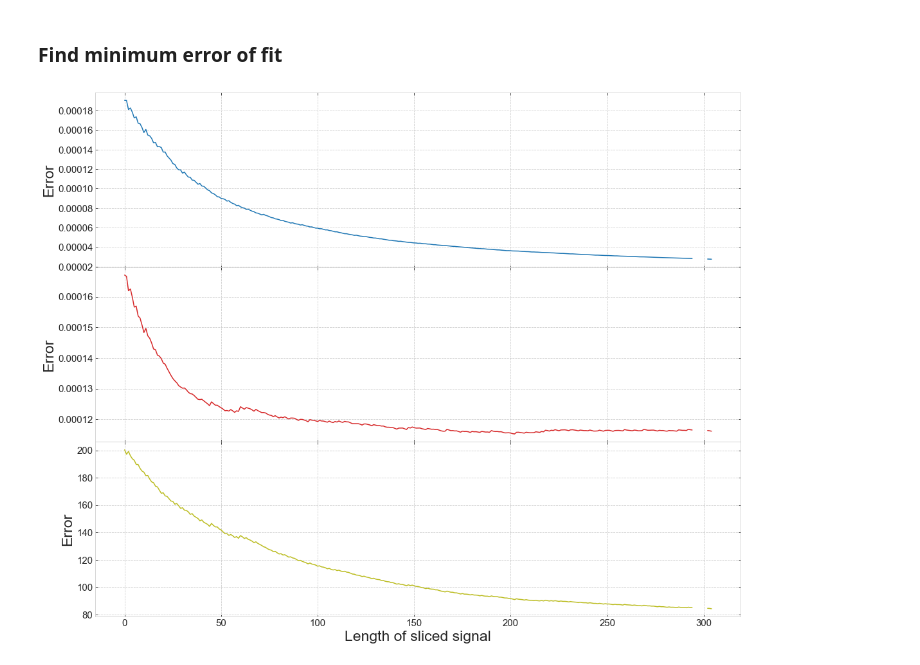
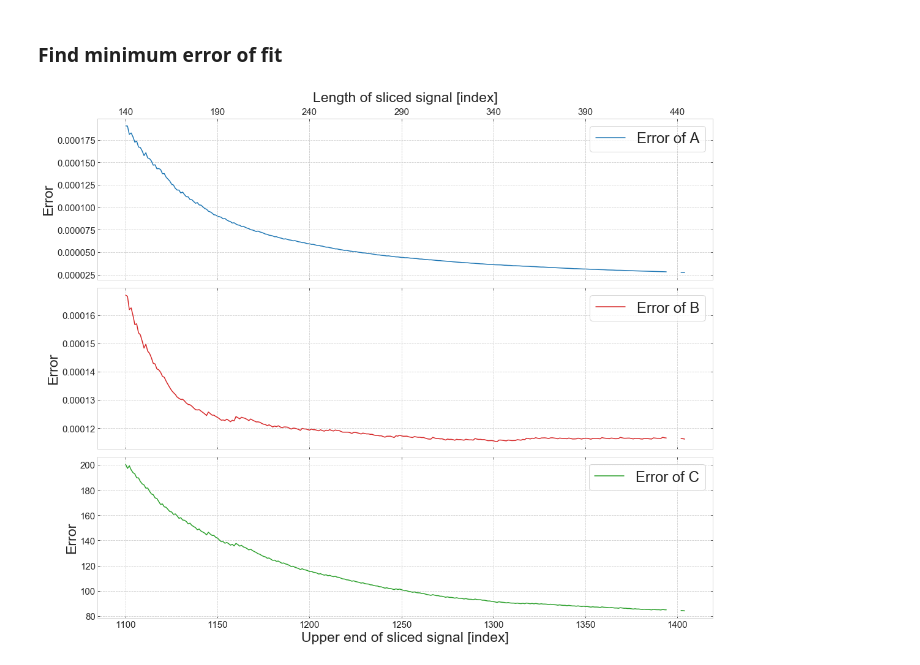
Before and after one commit to masterdesky/ELTE-applied-physics-2019, a Jupyter notebook: II. Optical Pumping/notebooks/opu.ipynb, the cells around one changed output. Saved outputs shown, nothing was run; the diff lists cells and outputs as text; code cells hidden in the pictures.

Commit message:
Error plot

```diff
--- a/II. Optical Pumping/notebooks/opu.ipynb
+++ b/II. Optical Pumping/notebooks/opu.ipynb
@@ -788,7 +791,9 @@ plt.show()
 # %%
 time_mag, values_mag, _ = read_data_files(file=OPU_dir + 'earth_mag_1.csv')
 perr_values = []
-for upper in range(1100, 1410):
+up_min = 1100
+up_max = 1410
+for upper in range(up_min, up_max):
 
     time_mag_var = np.array(time_mag[lower:upper])
     time_mag_var -= np.min(time_mag_var)
@@ -803,20 +808,37 @@ perr_values = np.array(perr_values)
 # %%
 nrows = 3
 ncols = 1
 fig, axes = plt.subplots(nrows=nrows, ncols=ncols, figsize=(18*ncols, 5*nrows), sharex=True)
-fig.subplots_adjust(hspace=0)
+fig.subplots_adjust(hspace=0.05)
 
 axislabelsize = 23
 axisticksize = 15
+legendsize = 24
 
-colors = ['tab:blue','tab:red','tab:olive']
+colors = ['tab:blue','tab:red','tab:green']
+labels = ['A', 'B', 'C']
+x1_ticks = [i for i in range(up_min, up_max)]
 
 for i in range(nrows):
-    axes[i].plot(perr_values[:,i], color=colors[i])
+    axes[i].plot(x1_ticks, perr_values[:,i],
+                 color=colors[i], label='Error of {0}'.format(labels[i]))
     axes[i].set_ylabel('Error', fontsize=axislabelsize)
     axes[i].tick_params(axis='both', which='major', labelsize=axisticksize)
-axes[-1].set_xlabel('Length of sliced signal', fontsize=axislabelsize)
+    axes[i].legend(loc='upper right', fontsize=legendsize)
+axes[-1].set_xlabel('Upper end of sliced signal [index]', fontsize=axislabelsize)
+
+
+# Second X-axis
+axis_x2 = axes[0].twiny()
+new_tick_locations = axes[2].get_xticks()[1:-1]
+x2_ticks = [int(x1 - lower) for x1 in new_tick_locations]
+
+axis_x2.set_xlim(axes[2].get_xlim())
+axis_x2.set_xticks(new_tick_locations)
+axis_x2.set_xticklabels(x2_ticks)
+axis_x2.set_xlabel('Length of sliced signal [index]', fontsize=axislabelsize, labelpad=10)
+axis_x2.tick_params(axis='both', which='major', labelsize=axisticksize)
 
 plt.show()
 # %% [output]
-[figure, old version]
+[figure, new version]
```
Also changed, not shown: parts of 2 cells of this notebook.
